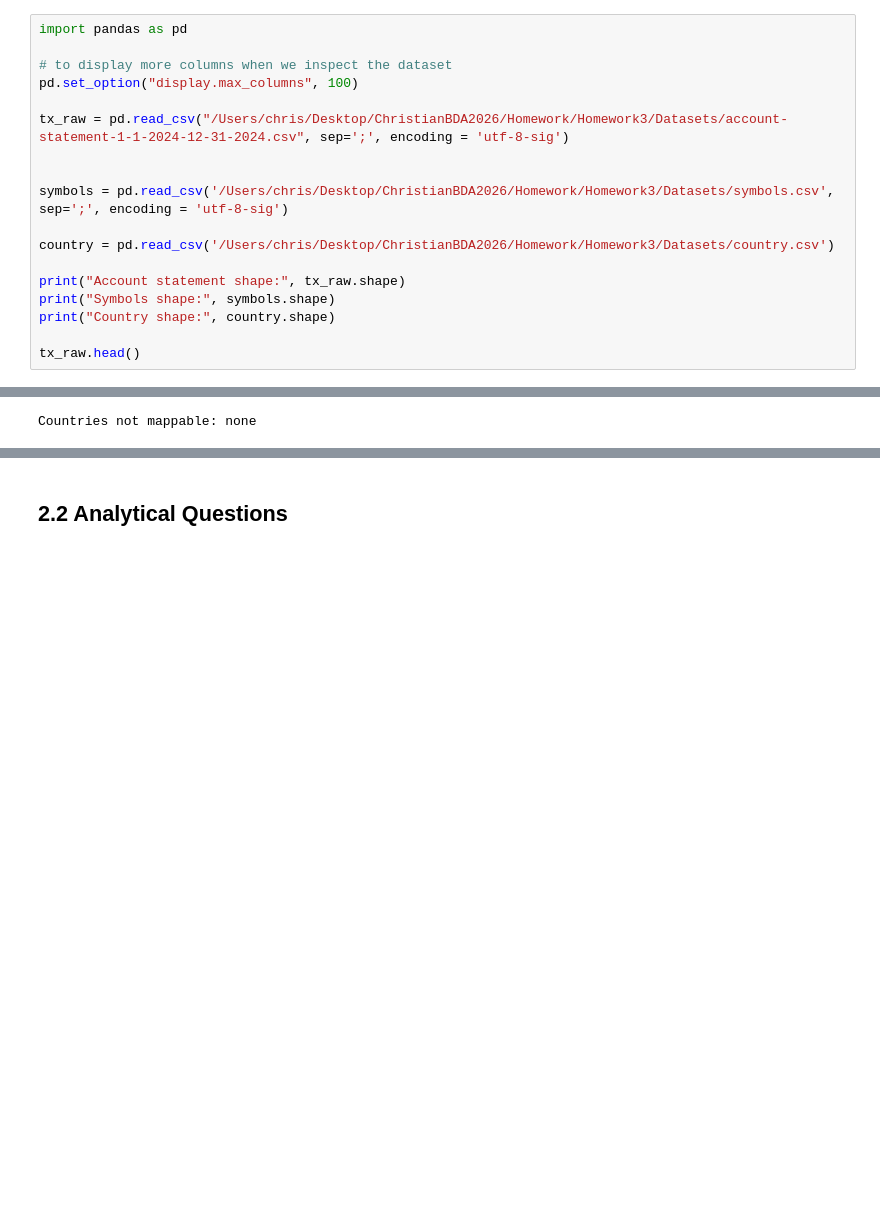
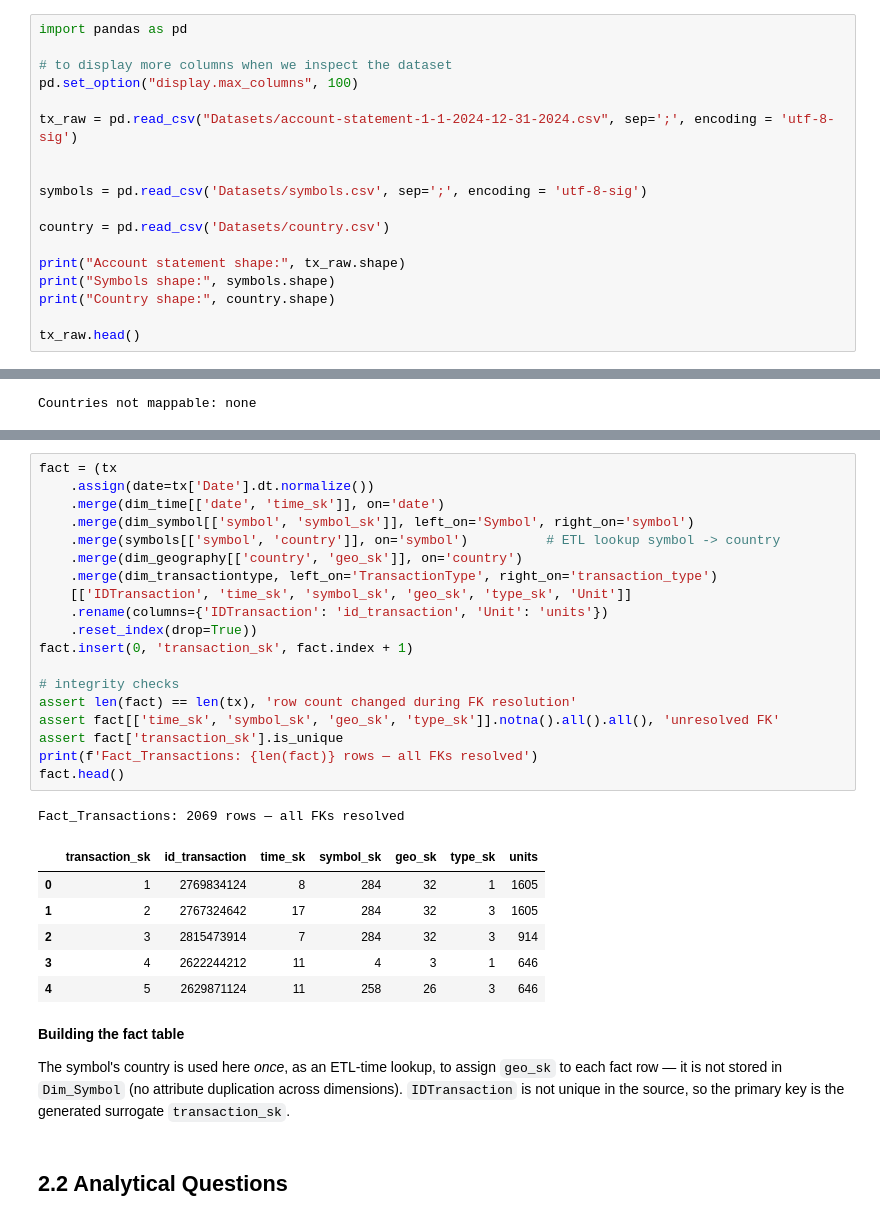
Before and after one commit to TheChris00/ChristianBDA2026, a Jupyter notebook: Homework/Homework3/Homework3_christian_grasso.ipynb, the cells around one changed output, grey strips where cells are left out. Saved outputs shown, nothing was run; the diff lists cells and outputs as text; blank space fills up the shorter version.

```diff
--- a/Homework/Homework3/Homework3_christian_grasso.ipynb
+++ b/Homework/Homework3/Homework3_christian_grasso.ipynb
@@ -82,12 +82,12 @@ import pandas as pd
 # to display more columns when we inspect the dataset
 pd.set_option("display.max_columns", 100)
 
-tx_raw = pd.read_csv("/Users/chris/Desktop/ChristianBDA2026/Homework/Homework3/Datasets/account-statement-1-1-2024-12-31-2024.csv", sep=';', encoding = 'utf-8-sig')
+tx_raw = pd.read_csv("Datasets/account-statement-1-1-2024-12-31-2024.csv", sep=';', encoding = 'utf-8-sig')
 
 
-symbols = pd.read_csv('/Users/chris/Desktop/ChristianBDA2026/Homework/Homework3/Datasets/symbols.csv', sep=';', encoding = 'utf-8-sig')
+symbols = pd.read_csv('Datasets/symbols.csv', sep=';', encoding = 'utf-8-sig')
 
-country = pd.read_csv('/Users/chris/Desktop/ChristianBDA2026/Homework/Homework3/Datasets/country.csv')
+country = pd.read_csv('Datasets/country.csv')
 
 print("Account statement shape:", tx_raw.shape)
 print("Symbols shape:", symbols.shape)
@@ -186,2 +231,33 @@ Countries not mappable: none
+# %%
+fact = (tx
+    .assign(date=tx['Date'].dt.normalize())
+    .merge(dim_time[['date', 'time_sk']], on='date')
+    .merge(dim_symbol[['symbol', 'symbol_sk']], left_on='Symbol', right_on='symbol')
+    .merge(symbols[['symbol', 'country']], on='symbol')          # ETL lookup symbol -> country
+    .merge(dim_geography[['country', 'geo_sk']], on='country')
+    .merge(dim_transactiontype, left_on='TransactionType', right_on='transaction_type')
+    [['IDTransaction', 'time_sk', 'symbol_sk', 'geo_sk', 'type_sk', 'Unit']]
+    .rename(columns={'IDTransaction': 'id_transaction', 'Unit': 'units'})
+    .reset_index(drop=True))
+fact.insert(0, 'transaction_sk', fact.index + 1)
+
+# integrity checks
+assert len(fact) == len(tx), 'row count changed during FK resolution'
+assert fact[['time_sk', 'symbol_sk', 'geo_sk', 'type_sk']].notna().all().all(), 'unresolved FK'
+assert fact['transaction_sk'].is_unique
+print(f'Fact_Transactions: {len(fact)} rows — all FKs resolved')
+fact.head()
+# %% [output]
+Fact_Transactions: 2069 rows — all FKs resolved
+|  | transaction_sk | id_transaction | time_sk | symbol_sk | geo_sk | type_sk | units |
+| 0 | 1 | 2769834124 | 8 | 284 | 32 | 1 | 1605 |
+| 1 | 2 | 2767324642 | 17 | 284 | 32 | 3 | 1605 |
+| 2 | 3 | 2815473914 | 7 | 284 | 32 | 3 | 914 |
+| 3 | 4 | 2622244212 | 11 | 4 | 3 | 1 | 646 |
+| 4 | 5 | 2629871124 | 11 | 258 | 26 | 3 | 646 |
+# %% [markdown]
+**Building the fact table**
+
+The symbol's country is used here *once*, as an ETL-time lookup, to assign `geo_sk` to each fact row — it is not stored in `Dim_Symbol` (no attribute duplication across dimensions). `IDTransaction` is not unique in the source, so the primary key is the generated surrogate `transaction_sk`.
 # %% [markdown]
 ## 2.2 Analytical Questions
```
Also changed, not shown: parts of 21 cells of this notebook, 1 other file.
